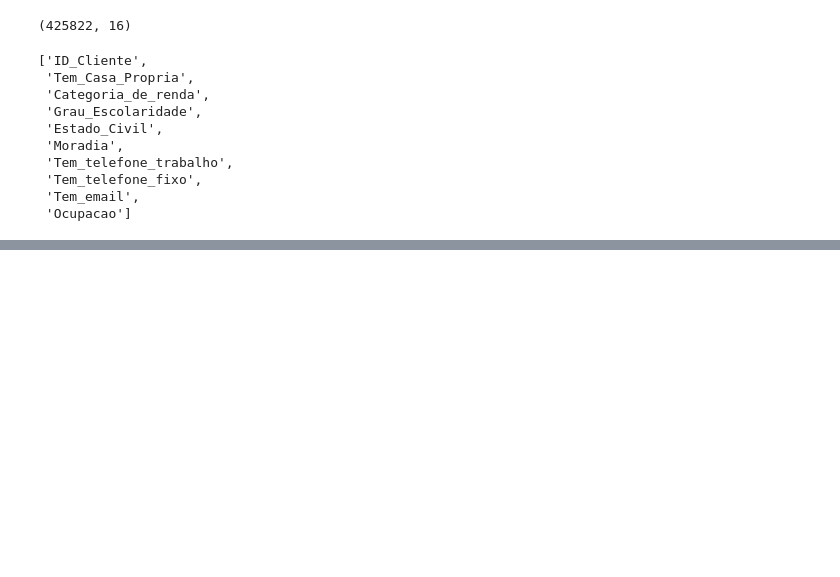
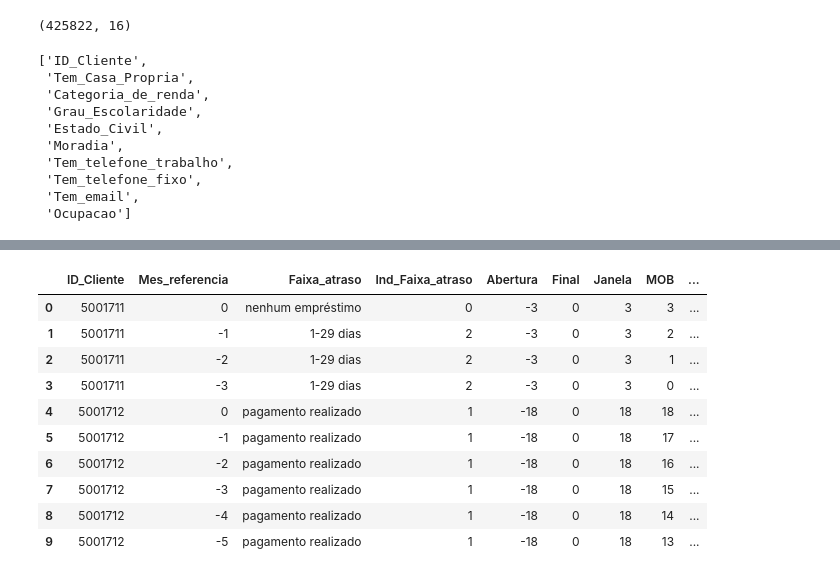
Before and after one commit to HenriqueCCdA/bootCampAluraDataScience, a Jupyter notebook: modulo6/aulas/boot_camp_modulo6_aulas.ipynb, the cells around one changed output, grey strips where cells are left out. Saved outputs shown, nothing was run; the diff lists cells and outputs as text; code cells hidden in the pictures; blank space fills up the shorter version.

```diff
--- a/modulo6/aulas/boot_camp_modulo6_aulas.ipynb
+++ b/modulo6/aulas/boot_camp_modulo6_aulas.ipynb
@@ -317,0 +467,3 @@ colunas_categoriacas
+# %%
+df_clientes_aprovados['Janela'] = df_clientes_aprovados['Final'] - df_clientes_aprovados['Abertura']
+df_clientes_aprovados.head()
@@ -317,0 +477,3 @@ colunas_categoriacas
+# %%
+df_clientes_aprovados['MOB'] = df_clientes_aprovados['Mes_referencia'] - df_clientes_aprovados['Abertura']
+df_clientes_aprovados.head()
@@ -317,0 +487,7 @@ colunas_categoriacas
+# %%
+dict_faixa_atraso_ind ={'nenhum empréstimo': 0, 'pagamento realizado': 1,
+                        '1-29 dias': 2, '30-59 dias': 3, '60-89 dias': 4,
+                        '90-119 dias': 5, '120-149 dias': 6, '>150 dias': 7}
+# %%
+df_clientes_aprovados['Ind_Faixa_atraso'] = df_clientes_aprovados['Faixa_atraso'].map(dict_faixa_atraso_ind)
+df_clientes_aprovados.head()
@@ -317,0 +501,15 @@ colunas_categoriacas
+# %%
+df_clientes_aprovados['Mau'] = df_clientes_aprovados.apply(lambda x: 1 if x['Ind_Faixa_atraso'] > 3 else 0, axis=1)
+df_clientes_aprovados.head(n=10)
+# %% [output]
+|  | ID_Cliente | Mes_referencia | Faixa_atraso | Ind_Faixa_atraso | Abertura | Final | Janela | MOB | ... |
+| 0 | 5001711 | 0 | nenhum empréstimo | 0 | -3 | 0 | 3 | 3 | ... |
+| 1 | 5001711 | -1 | 1-29 dias | 2 | -3 | 0 | 3 | 2 | ... |
+| 2 | 5001711 | -2 | 1-29 dias | 2 | -3 | 0 | 3 | 1 | ... |
+| 3 | 5001711 | -3 | 1-29 dias | 2 | -3 | 0 | 3 | 0 | ... |
+| 4 | 5001712 | 0 | pagamento realizado | 1 | -18 | 0 | 18 | 18 | ... |
+| 5 | 5001712 | -1 | pagamento realizado | 1 | -18 | 0 | 18 | 17 | ... |
+| 6 | 5001712 | -2 | pagamento realizado | 1 | -18 | 0 | 18 | 16 | ... |
+| 7 | 5001712 | -3 | pagamento realizado | 1 | -18 | 0 | 18 | 15 | ... |
+| 8 | 5001712 | -4 | pagamento realizado | 1 | -18 | 0 | 18 | 14 | ... |
+| 9 | 5001712 | -5 | pagamento realizado | 1 | -18 | 0 | 18 | 13 | ... |
```
Also changed, not shown: parts of 17 cells of this notebook.
